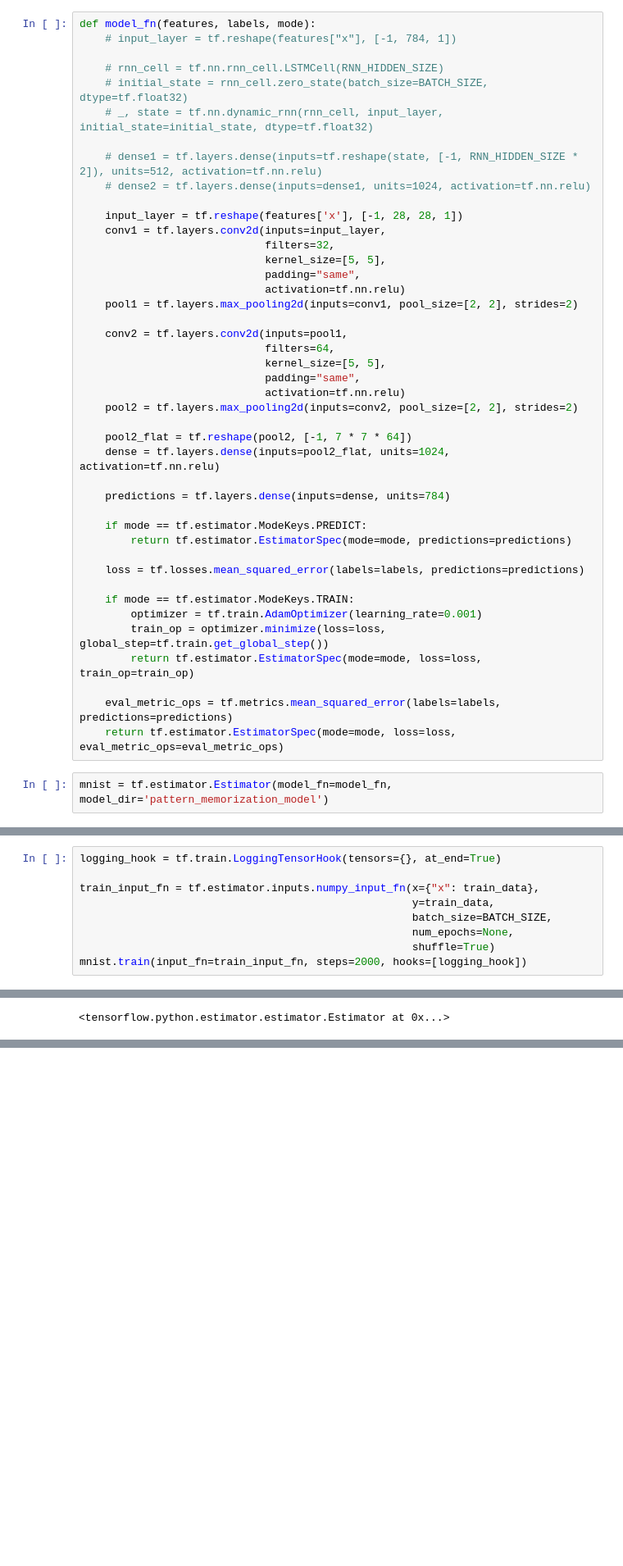
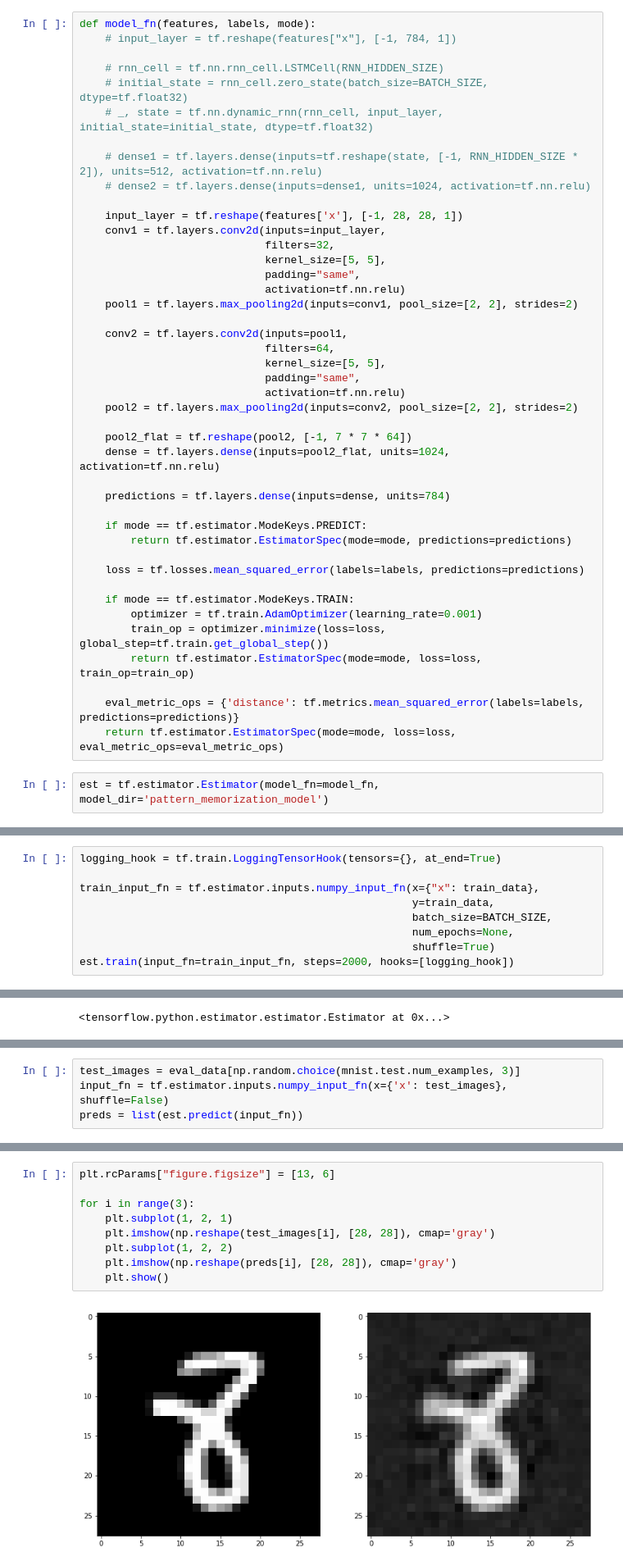
Before and after one commit to jongukim/notebooks-deep-learning, a Jupyter notebook: Pattern Memorization.ipynb, the cells around one changed output, grey strips where cells are left out. Shown at 82% size. Cells and saved outputs as stored; diff of their text form; blank space fills up the shorter version.

```diff
--- a/Pattern Memorization.ipynb
+++ b/Pattern Memorization.ipynb
@@ -59,10 +57,10 @@ def model_fn(features, labels, mode):
         train_op = optimizer.minimize(loss=loss, global_step=tf.train.get_global_step())
         return tf.estimator.EstimatorSpec(mode=mode, loss=loss, train_op=train_op)
 
-    eval_metric_ops = tf.metrics.mean_squared_error(labels=labels, predictions=predictions)
+    eval_metric_ops = {'distance': tf.metrics.mean_squared_error(labels=labels, predictions=predictions)}
     return tf.estimator.EstimatorSpec(mode=mode, loss=loss, eval_metric_ops=eval_metric_ops)
 # %%
-mnist = tf.estimator.Estimator(model_fn=model_fn, model_dir='pattern_memorization_model')
+est = tf.estimator.Estimator(model_fn=model_fn, model_dir='pattern_memorization_model')
 # %% [output]
 INFO:tensorflow:Using default config.
 INFO:tensorflow:Using config: {'_model_dir': 'pattern_memorization_model', '_tf_random_seed': None, '_save_summary_steps': 100, '_save_checkpoints_steps': None, '_save_checkpoints_secs': 600, '_sessio ...
@@ -74,7 +72,7 @@ train_input_fn = tf.estimator.inputs.numpy_input_fn(x={"x": train_data},
                                                     batch_size=BATCH_SIZE,
                                                     num_epochs=None,
                                                     shuffle=True)
-mnist.train(input_fn=train_input_fn, steps=2000, hooks=[logging_hook])
+est.train(input_fn=train_input_fn, steps=2000, hooks=[logging_hook])
 # %% [output]
 INFO:tensorflow:Create CheckpointSaverHook.
 INFO:tensorflow:Saving checkpoints for 1 into pattern_memorization_model\model.ckpt.
@@ -104,0 +107,4 @@ ValueError: Shapes (?, 784) and (?,) are incompatible
+# %%
+test_images = eval_data[np.random.choice(mnist.test.num_examples, 3)]
+input_fn = tf.estimator.inputs.numpy_input_fn(x={'x': test_images}, shuffle=False)
+preds = list(est.predict(input_fn))
@@ -104,0 +113,11 @@ ValueError: Shapes (?, 784) and (?,) are incompatible
+# %%
+plt.rcParams["figure.figsize"] = [13, 6]
+
+for i in range(3):
+    plt.subplot(1, 2, 1)
+    plt.imshow(np.reshape(test_images[i], [28, 28]), cmap='gray')
+    plt.subplot(1, 2, 2)
+    plt.imshow(np.reshape(preds[i], [28, 28]), cmap='gray')
+    plt.show()
+# %% [output]
+[figure, added]
```
Also changed, not shown: parts of 4 cells of this notebook, 4 other files.
